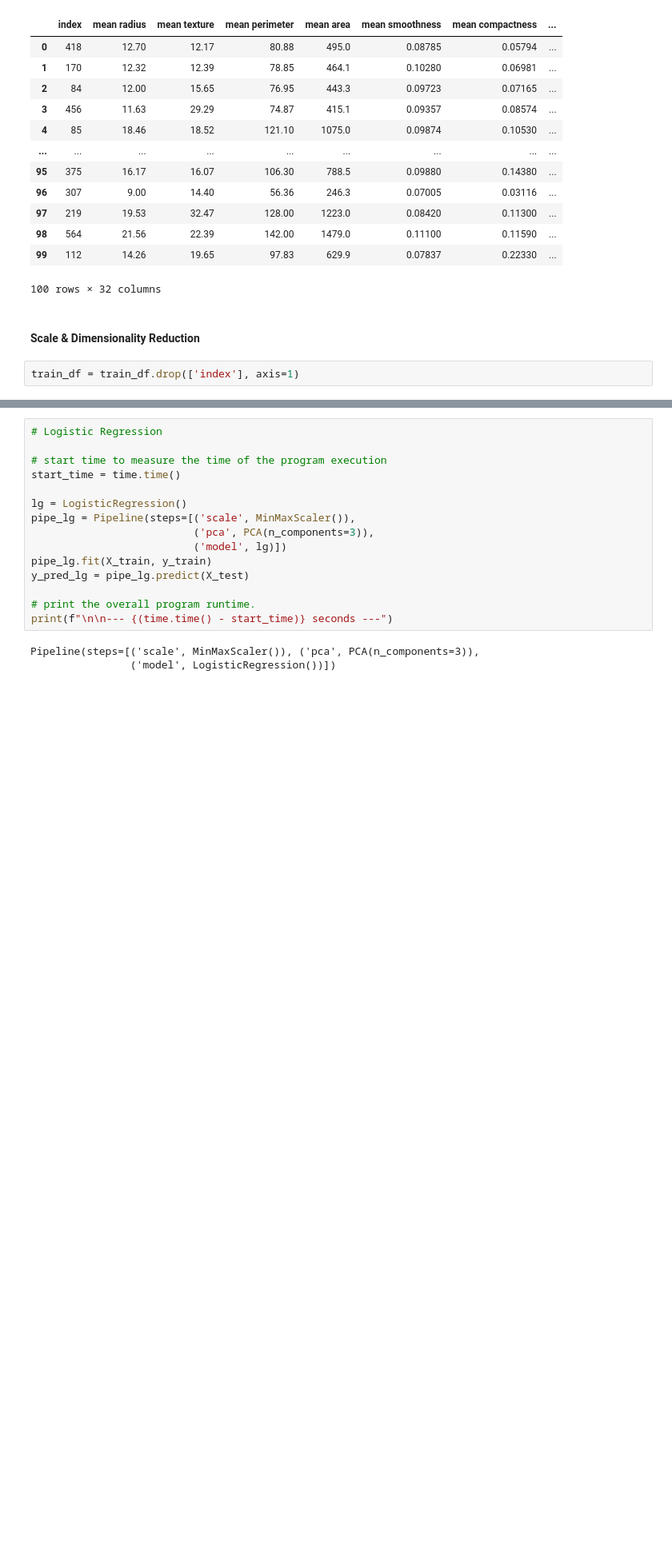
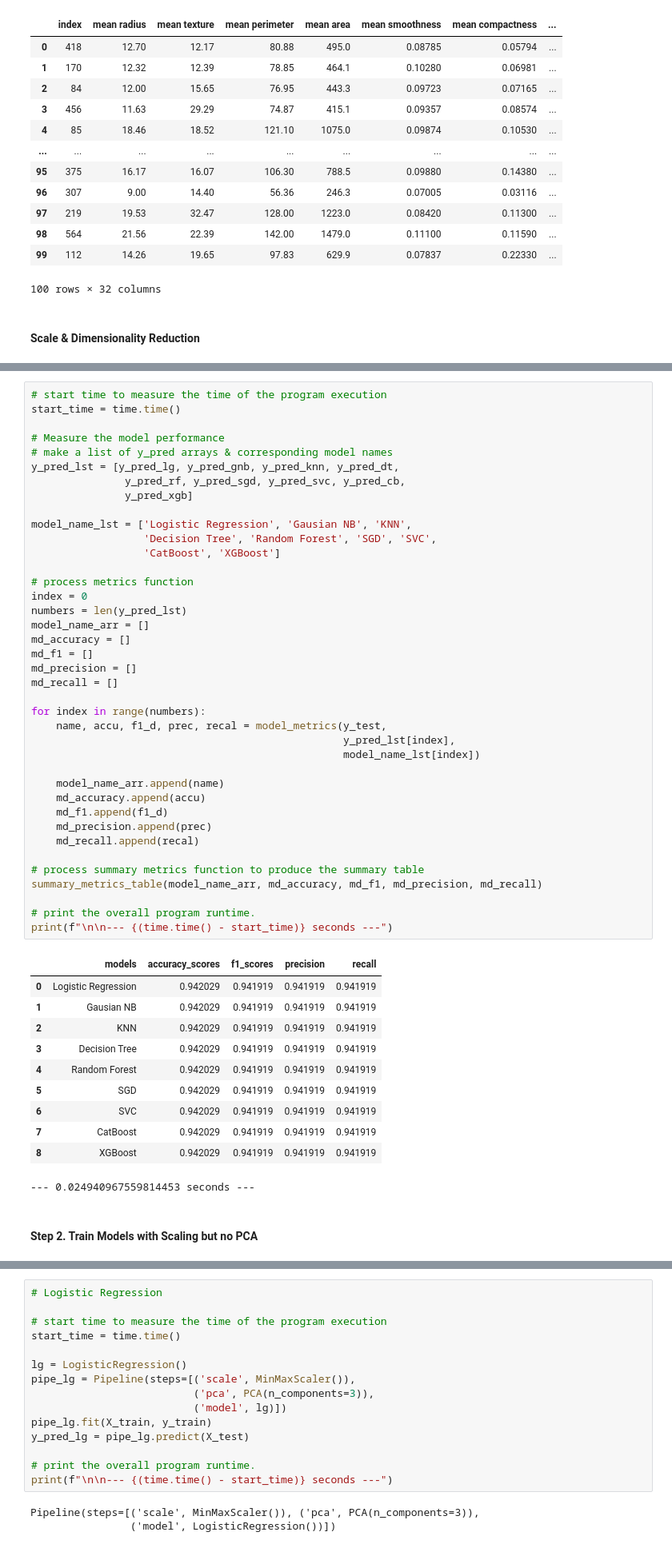
Before and after one commit to Nicole-Hong/hyperparameter_tuning_gridorhalving, a Jupyter notebook: src/classification_Scale_PCAtest.ipynb, the cells around one changed output, grey strips where cells are left out. Shown at 80% size. Cells and saved outputs as stored; diff of their text form; blank space fills up the shorter version.

```diff
--- a/src/classification_Scale_PCAtest.ipynb
+++ b/src/classification_Scale_PCAtest.ipynb
@@ -166,8 +166,6 @@ memory usage: 25.1 KB
 100 rows × 32 columns
 # %% [markdown]
 #### __Scale & Dimensionality Reduction__
-# %%
-train_df = train_df.drop(['index'], axis=1)
 # %%
 # start time to measure the time of the program execution
 start_time = time.time()
@@ -324,0 +464,53 @@ print(f"\n\n--- {(time.time() - start_time)} seconds ---")
+# %%
+# start time to measure the time of the program execution
+start_time = time.time()
+
+# Measure the model performance
+# make a list of y_pred arrays & corresponding model names
+y_pred_lst = [y_pred_lg, y_pred_gnb, y_pred_knn, y_pred_dt,
+               y_pred_rf, y_pred_sgd, y_pred_svc, y_pred_cb,
+               y_pred_xgb]
+
+model_name_lst = ['Logistic Regression', 'Gausian NB', 'KNN',
+                  'Decision Tree', 'Random Forest', 'SGD', 'SVC',
+                  'CatBoost', 'XGBoost']
+
+# process metrics function
+index = 0
+numbers = len(y_pred_lst)
+model_name_arr = []
+md_accuracy = []
+md_f1 = []
+md_precision = []
+md_recall = []
+
+for index in range(numbers):
+    name, accu, f1_d, prec, recal = model_metrics(y_test,
+                                                  y_pred_lst[index],
+                                                  model_name_lst[index])
+
+    model_name_arr.append(name)
+    md_accuracy.append(accu)
+    md_f1.append(f1_d)
+    md_precision.append(prec)
+    md_recall.append(recal)
+
+# process summary metrics function to produce the summary table
+summary_metrics_table(model_name_arr, md_accuracy, md_f1, md_precision, md_recall)
+
+# print the overall program runtime.
+print(f"\n\n--- {(time.time() - start_time)} seconds ---")
+# %% [output]
+|  | models | accuracy_scores | f1_scores | precision | recall |
+| 0 | Logistic Regression | 0.942029 | 0.941919 | 0.941919 | 0.941919 |
+| 1 | Gausian NB | 0.942029 | 0.941919 | 0.941919 | 0.941919 |
+| 2 | KNN | 0.942029 | 0.941919 | 0.941919 | 0.941919 |
+| 3 | Decision Tree | 0.942029 | 0.941919 | 0.941919 | 0.941919 |
+| 4 | Random Forest | 0.942029 | 0.941919 | 0.941919 | 0.941919 |
+| 5 | SGD | 0.942029 | 0.941919 | 0.941919 | 0.941919 |
+| 6 | SVC | 0.942029 | 0.941919 | 0.941919 | 0.941919 |
+| 7 | CatBoost | 0.942029 | 0.941919 | 0.941919 | 0.941919 |
+| 8 | XGBoost | 0.942029 | 0.941919 | 0.941919 | 0.941919 |
+--- 0.024940967559814453 seconds ---
+# %% [markdown]
+#### __Step 2. Train Models with Scaling but no PCA__
```
Also changed, not shown: parts of 13 cells of this notebook.
